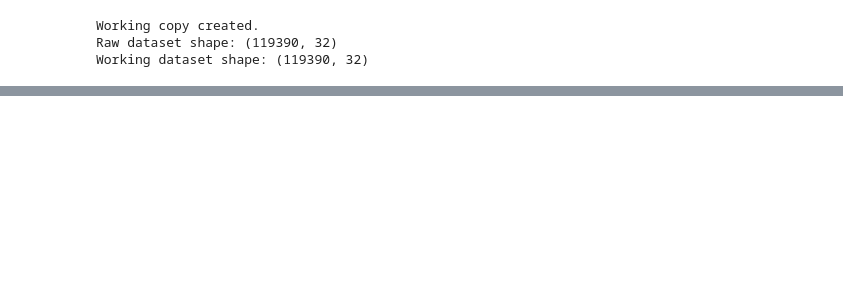
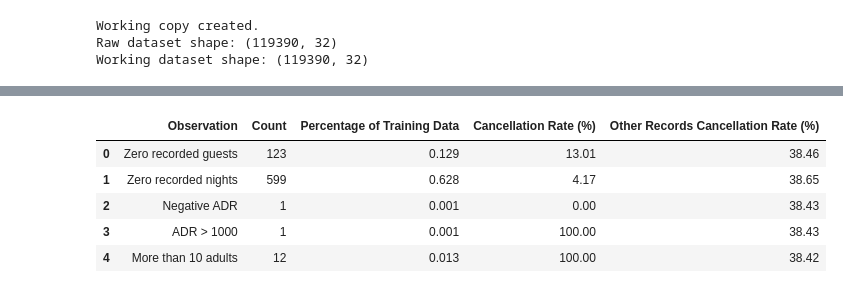
Before and after one commit to sudulran/IT3051-Group27-Hotel-Cancellation-Prediction, a Jupyter notebook: notebooks/02_Preprocessing_Feature_Engineering.ipynb, the cells around one changed output, grey strips where cells are left out. Saved outputs shown, nothing was run; the diff lists cells and outputs as text; code cells hidden in the pictures; blank space fills up the shorter version.

```diff
--- a/notebooks/02_Preprocessing_Feature_Engineering.ipynb
+++ b/notebooks/02_Preprocessing_Feature_Engineering.ipynb
@@ -96,0 +118,20 @@ Working dataset shape: (119390, 32)
+# %%
+data["arrival_date"] = pd.to_datetime(
+    data["arrival_date_year"].astype(str)
+    + "-"
+    + data["arrival_date_month"]
+    + "-"
+    + data["arrival_date_day_of_month"].astype(str),
+    format="%Y-%B-%d"
+)
+
+data["booking_date"] = (
+    data["arrival_date"]
+    - pd.to_timedelta(data["lead_time"], unit="D")
+)
+
+print("Arrival date range:")
+print(data["arrival_date"].min(), "to", data["arrival_date"].max())
+
+print("\nReconstructed booking date range:")
+print(data["booking_date"].min(), "to", data["booking_date"].max())
@@ -96,0 +440,79 @@ Working dataset shape: (119390, 32)
+# %%
+zero_guest_mask = (
+    (train_data["adults"] == 0)
+    & (train_data["children"] == 0)
+    & (train_data["babies"] == 0)
+)
+
+zero_night_mask = (
+    (train_data["stays_in_weekend_nights"] == 0)
+    & (train_data["stays_in_week_nights"] == 0)
+)
+
+negative_adr_mask = (
+    train_data["adr"] < 0
+)
+
+very_high_adr_mask = (
+    train_data["adr"] > 1000
+)
+
+large_group_mask = (
+    train_data["adults"] > 10
+)
+
+conditions = {
+    "Zero recorded guests": zero_guest_mask,
+    "Zero recorded nights": zero_night_mask,
+    "Negative ADR": negative_adr_mask,
+    "ADR > 1000": very_high_adr_mask,
+    "More than 10 adults": large_group_mask
+}
+
+rows = []
+
+for condition_name, mask in conditions.items():
+
+    count = int(mask.sum())
+
+    cancellation_rate = (
+        train_data.loc[
+            mask,
+            "is_canceled"
+        ].mean() * 100
+        if count > 0
+        else np.nan
+    )
+
+    other_rate = (
+        train_data.loc[
+            ~mask,
+            "is_canceled"
+        ].mean() * 100
+    )
+
+    rows.append({
+        "Observation": condition_name,
+        "Count": count,
+        "Percentage of Training Data": round(
+            count / len(train_data) * 100,
+            3
+        ),
+        "Cancellation Rate (%)": round(
+            cancellation_rate,
+            2
+        ) if count > 0 else np.nan,
+        "Other Records Cancellation Rate (%)":
+            round(other_rate, 2)
+    })
+
+unusual_training_summary = pd.DataFrame(rows)
+
+unusual_training_summary
+# %% [output]
+|  | Observation | Count | Percentage of Training Data | Cancellation Rate (%) | Other Records Cancellation Rate (%) |
+| 0 | Zero recorded guests | 123 | 0.129 | 13.01 | 38.46 |
+| 1 | Zero recorded nights | 599 | 0.628 | 4.17 | 38.65 |
+| 2 | Negative ADR | 1 | 0.001 | 0.00 | 38.43 |
+| 3 | ADR > 1000 | 1 | 0.001 | 100.00 | 38.43 |
+| 4 | More than 10 adults | 12 | 0.013 | 100.00 | 38.42 |
```
Also changed, not shown: parts of 95 cells of this notebook.
